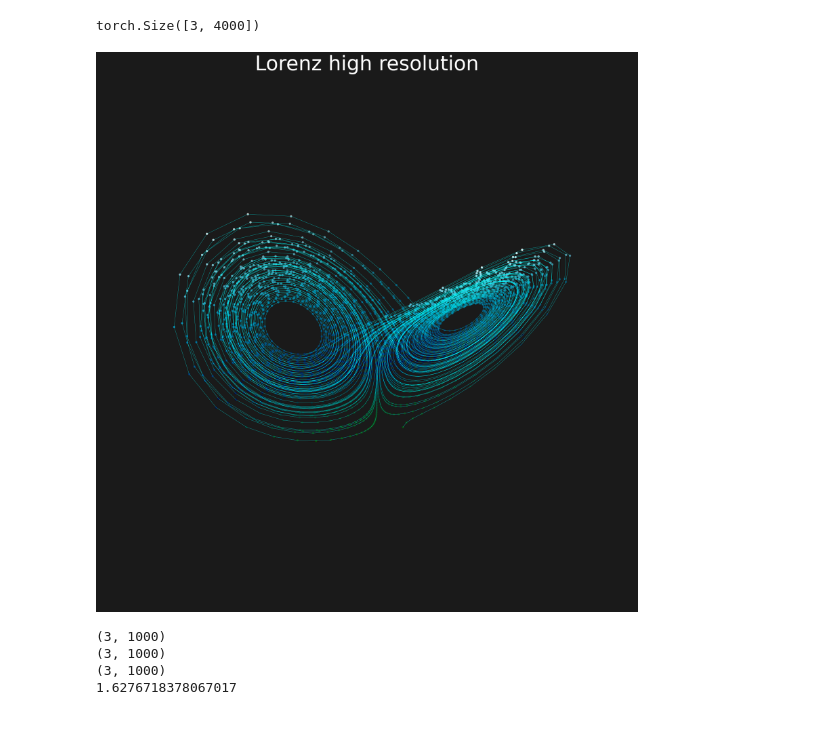
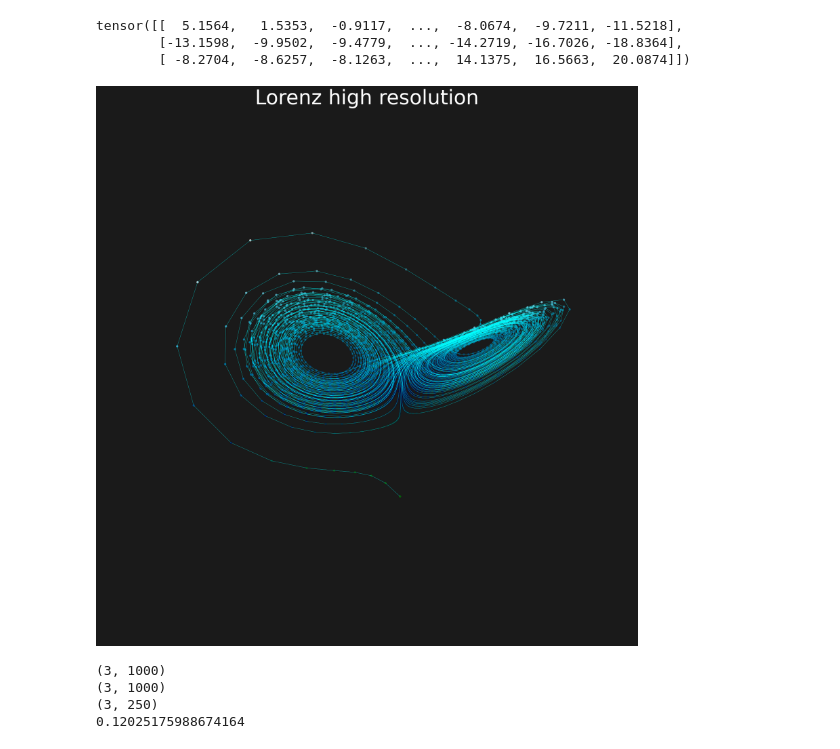
Before and after one commit to Horgas/TS_SRGAN, a Jupyter notebook: TS_SRGAN.ipynb, the cells around one changed output. Cells and saved outputs as stored; diff of their text form; code cells hidden in the pictures.

```diff
--- a/TS_SRGAN.ipynb
+++ b/TS_SRGAN.ipynb
@@ -185,7 +192,7 @@ def downsample_data(data, downsample_factor):
 # %%
 #generating data
 
-ds_factor = 4 #downsampling factor
+
 
 def my_lorenz_system(t,vec,sigma,p,beta):
     x,y,z = vec
@@ -199,17 +206,19 @@ def my_lorenz_system(t,vec,sigma,p,beta):
 # y0 = 1.0
 # z0 = 1.0
 
-def generating_sample_data(num_samples):
+def generating_sample_data(num_samples,ds_factor):
   data_hr = []
   data_lr = []
 
   for _ in range(num_samples):
-      x0,y0,z0 = np.random.rand(3) *5
-      #print(x0)
+      #x0,y0,z0 = np.random.rand(3) *5
+      x0, y0, z0 = np.random.normal(loc=0, scale=10, size=3)
       #parameters
       sigma = 10
       beta = 8/3
       p = 28
+      #p = 10
+      #p = np.random.uniform(20, 28)
 
       t_span = (0,100) #time interval
       t_eval = np.linspace(t_span[0], t_span[1], 4000) #array of time points for solution
@@ -225,12 +234,13 @@ def generating_sample_data(num_samples):
   return np.array(data_hr), np.array(data_lr)
 # %%
 #training data
-num_samples =80
+num_samples =350
+ds_factor = 16 #downsampling factor
 
-high_res_data, low_res_data = generating_sample_data(num_samples)
+high_res_data, low_res_data = generating_sample_data(num_samples,ds_factor)
 
-print("hr data: ", high_res_data)
-print("lr data: ", low_res_data)
+#print("hr data: ", high_res_data)
+#print("lr data: ", low_res_data)
 
 class LorenzDataset(Dataset):
     def __init__(self, high_res_data, low_res_data): # initialization
@@ -246,6 +256,7 @@ class LorenzDataset(Dataset):
         return {'hr': high_res_sample, 'lr': low_res_sample}
 
 print(len(high_res_data))
+print(len(low_res_data))
 # dataset and dataloader
 dataset = LorenzDataset(high_res_data, low_res_data)
 train_loader = DataLoader(dataset, batch_size=20, shuffle=True)
@@ -456,26 +486,28 @@ torch.Size([3, 1000])
 # %%
-sample_test_hr = dataset[66]['hr']
-print(sample_test_hr.shape)
+sample_test_hr = dataset[3]['hr']
+print(sample_test_hr)
 sample_test_hr_np = sample_test_hr.detach().cpu().numpy()
 x_real = sample_test_hr_np[0,:]
 y_real = sample_test_hr_np[1,:]
 z_real = sample_test_hr_np[2,:]
 
 a = 5
 fig = plt.figure(facecolor='k', figsize=(6.4*a, 4.8*a)) #creates figure
 
 axes = plt.axes(projection="3d") # 3d plot area for 3d data
 axes.set_facecolor('k')
 axes.plot(x_real,y_real,z_real,'cyan', linewidth=0.4)
 axes.scatter3D(x_real, y_real, z_real, c=z_real, cmap='ocean')
 
 plt.grid(False)
 plt.axis('off')
 plt.title('Lorenz high resolution',color='white', fontsize=10*a)
 plt.show()
 # %% [output]
-torch.Size([3, 4000])
+tensor([[  5.1564,   1.5353,  -0.9117,  ...,  -8.0674,  -9.7211, -11.5218],
+        [-13.1598,  -9.9502,  -9.4779,  ..., -14.2719, -16.7026, -18.8364],
+        [ -8.2704,  -8.6257,  -8.1263,  ...,  14.1375,  16.5663,  20.0874]])
-[figure, old version]
+[figure, new version]
 # %%
 
 test_gen = generated_data_np[0, :, ::4]
@@ -492,11 +524,11 @@ test_high_tensor = torch.tensor(test_high, dtype=torch.float32)
 test_lr_tensor = torch.tensor(sample_test_lr_np,dtype=torch.float32)
 
 mse_test = nn.MSELoss()
-loss_value = mse_test(test_lr_tensor, test_gen_tensor) #compares the timepoint difference between low res and gen res(should be similar)
+loss_value = mse_test(test_high_tensor, test_gen_tensor) #compares the timepoint difference between low res and gen res(should be similar)
 
 print(loss_value.item())  # Get the value as a Python float
 # %% [output]
 (3, 1000)
 (3, 1000)
-(3, 1000)
-1.6276718378067017
+(3, 250)
+0.12025175988674164
```
Also changed, not shown: parts of 9 cells of this notebook.
